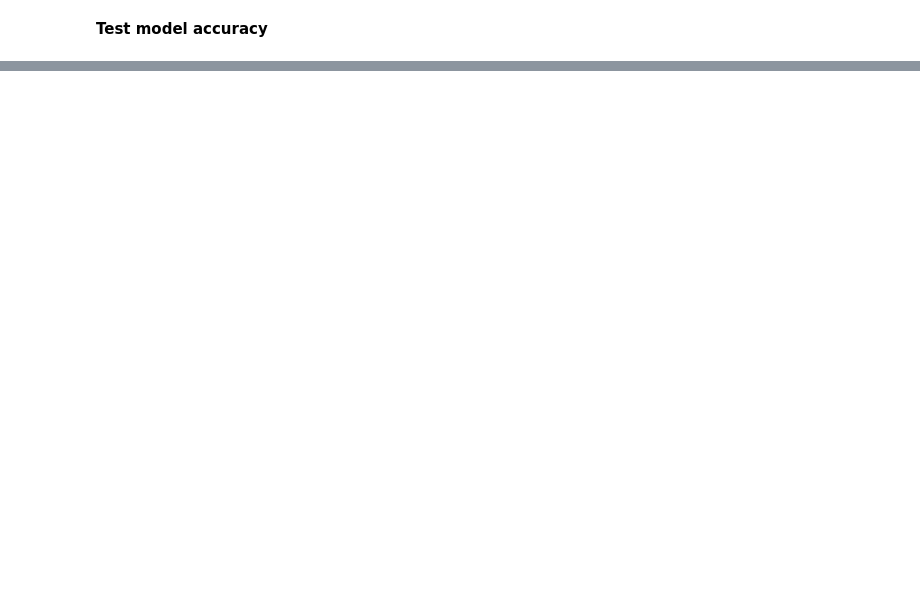
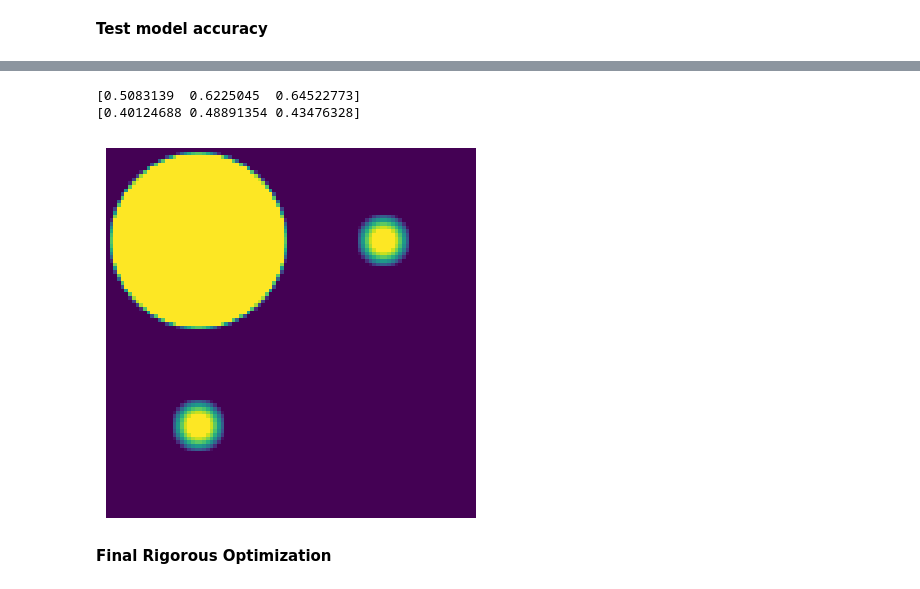
Before and after one commit to levdik/fmmeta, a Jupyter notebook: design_rgb_sorter.ipynb, the cells around one changed output, grey strips where cells are left out. Saved outputs shown, nothing was run; the diff lists cells and outputs as text; code cells hidden in the pictures; blank space fills up the shorter version.

```diff
--- a/design_rgb_sorter.ipynb
+++ b/design_rgb_sorter.ipynb
@@ -76,0 +270,32 @@ print(true_amps.shape)
+# %%
+x_init = opt_res.x.copy()
+learning_rate = 1e-2
+n_steps = 100
+
+loss_value_and_grad_fn = jax.value_and_grad(objective_function_to_minimize)
+
+optimizer = optax.adam(learning_rate)
+opt_state = optimizer.init(x_init)
+
+@jax.jit
+def step(x, opt_state):
+    loss, grad = loss_value_and_grad_fn(x)
+    updates, opt_state = optimizer.update(grad, opt_state)
+    x = optax.apply_updates(x, updates)
+    x = jnp.clip(x, topology.minval, topology.maxval)
+    return x, opt_state, loss, grad
+
+x = x_init
+max_f = -1e10
+best_x = x
+
+for i in range(n_steps):
+    new_x, opt_state, loss, grad = step(x, opt_state)
+    # print(i, repr(x), repr(new_x), loss, repr(grad), sep='\n')
+
+    if loss > max_f:
+        max_f = loss
+        best_x = x
+
+    print(i, loss, sep='\t')
+    x = new_x
@@ -76,0 +320,14 @@ print(true_amps.shape)
+# %%
+print(params_to_focused_powers(x, true_sim=False))
+print(params_to_focused_powers(x, true_sim=True))
+# %% [output]
+[0.5083139  0.6225045  0.64522773]
+[0.40124688 0.48891354 0.43476328]
+# %%
+plt.imshow(topology(x))
+plt.axis('off')
+plt.show()
+# %% [output]
+[figure, added]
+# %% [markdown]
+**Final Rigorous Optimization**
```
Also changed, not shown: parts of 40 cells of this notebook.
